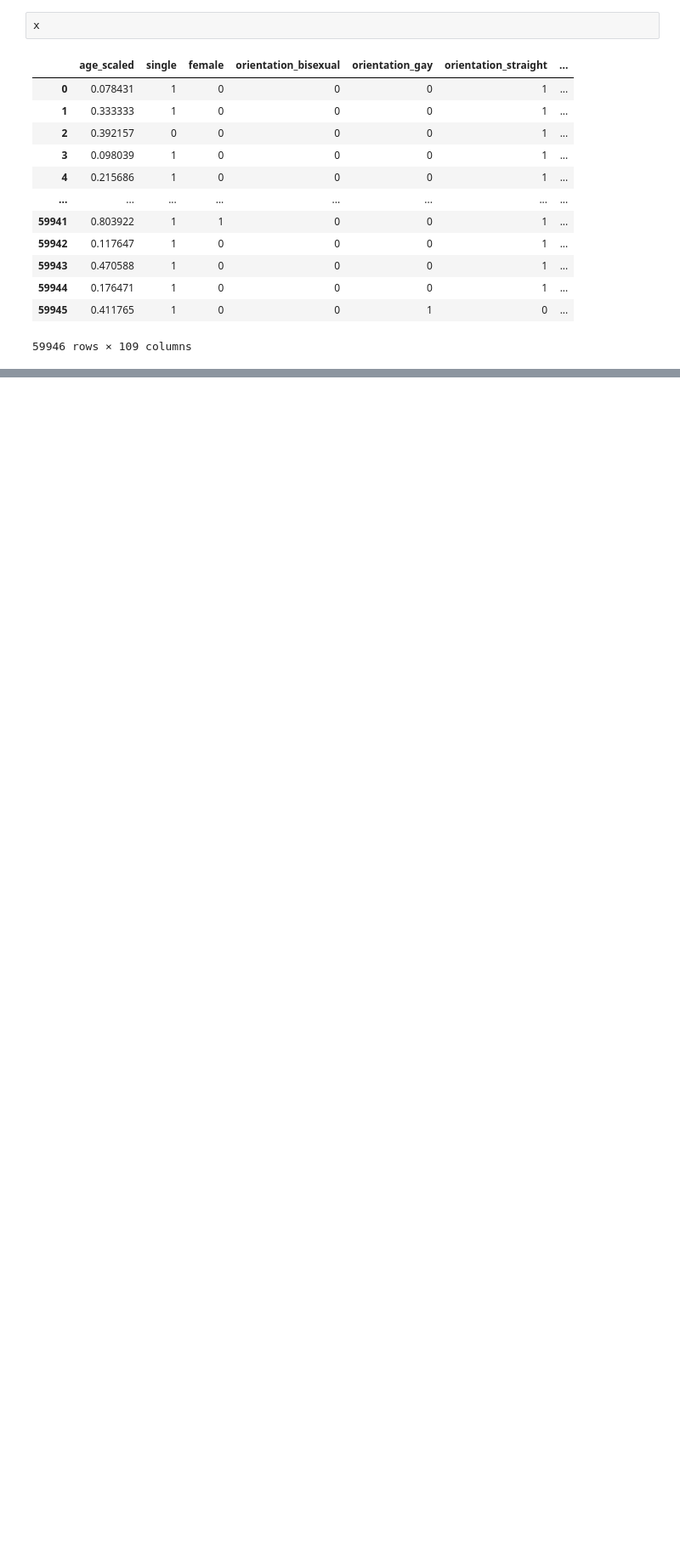
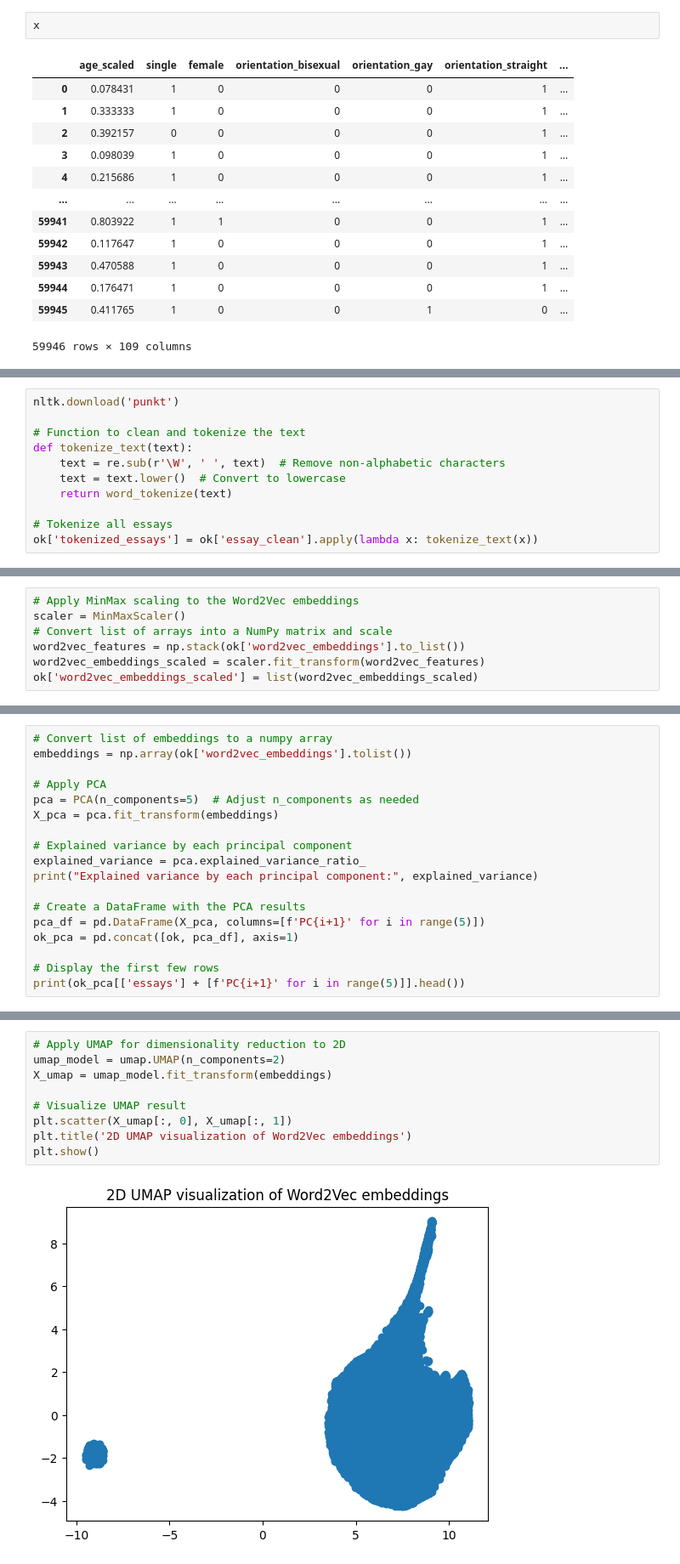
Before and after one commit to ninamcunha/amooora, a Jupyter notebook: notebooks/data_cleaning.ipynb, the cells around one changed output, grey strips where cells are left out. Shown at 85% size. Drawn from its saved outputs; the diff is of its cells as text; blank space fills up the shorter version.

Commit message:
Data Cleaning Completed

```diff
--- a/notebooks/data_cleaning.ipynb
+++ b/notebooks/data_cleaning.ipynb
@@ -1509,0 +1701,11 @@ smokes_yes: 2   speaks_english: 2       speaks_spanish: 2       speaks_other: 2
+# %%
+nltk.download('punkt')
+
+# Function to clean and tokenize the text
+def tokenize_text(text):
+    text = re.sub(r'\W', ' ', text)  # Remove non-alphabetic characters
+    text = text.lower()  # Convert to lowercase
+    return word_tokenize(text)
+
+# Tokenize all essays
+ok['tokenized_essays'] = ok['essay_clean'].apply(lambda x: tokenize_text(x))
@@ -1509,0 +1763,7 @@ smokes_yes: 2   speaks_english: 2       speaks_spanish: 2       speaks_other: 2
+# %%
+# Apply MinMax scaling to the Word2Vec embeddings
+scaler = MinMaxScaler()
+# Convert list of arrays into a NumPy matrix and scale
+word2vec_features = np.stack(ok['word2vec_embeddings'].to_list())
+word2vec_embeddings_scaled = scaler.fit_transform(word2vec_features)
+ok['word2vec_embeddings_scaled'] = list(word2vec_embeddings_scaled)
@@ -1509,0 +1772,18 @@ smokes_yes: 2   speaks_english: 2       speaks_spanish: 2       speaks_other: 2
+# %%
+# Convert list of embeddings to a numpy array
+embeddings = np.array(ok['word2vec_embeddings'].tolist())
+
+# Apply PCA
+pca = PCA(n_components=5)  # Adjust n_components as needed
+X_pca = pca.fit_transform(embeddings)
+
+# Explained variance by each principal component
+explained_variance = pca.explained_variance_ratio_
+print("Explained variance by each principal component:", explained_variance)
+
+# Create a DataFrame with the PCA results
+pca_df = pd.DataFrame(X_pca, columns=[f'PC{i+1}' for i in range(5)])
+ok_pca = pd.concat([ok, pca_df], axis=1)
+
+# Display the first few rows
+print(ok_pca[['essays'] + [f'PC{i+1}' for i in range(5)]].head())
@@ -1509,0 +1807,11 @@ smokes_yes: 2   speaks_english: 2       speaks_spanish: 2       speaks_other: 2
+# %%
+# Apply UMAP for dimensionality reduction to 2D
+umap_model = umap.UMAP(n_components=2)
+X_umap = umap_model.fit_transform(embeddings)
+
+# Visualize UMAP result
+plt.scatter(X_umap[:, 0], X_umap[:, 1])
+plt.title('2D UMAP visualization of Word2Vec embeddings')
+plt.show()
+# %% [output]
+[figure, added]
```
Also changed, not shown: parts of 79 cells of this notebook, 2 other files.
